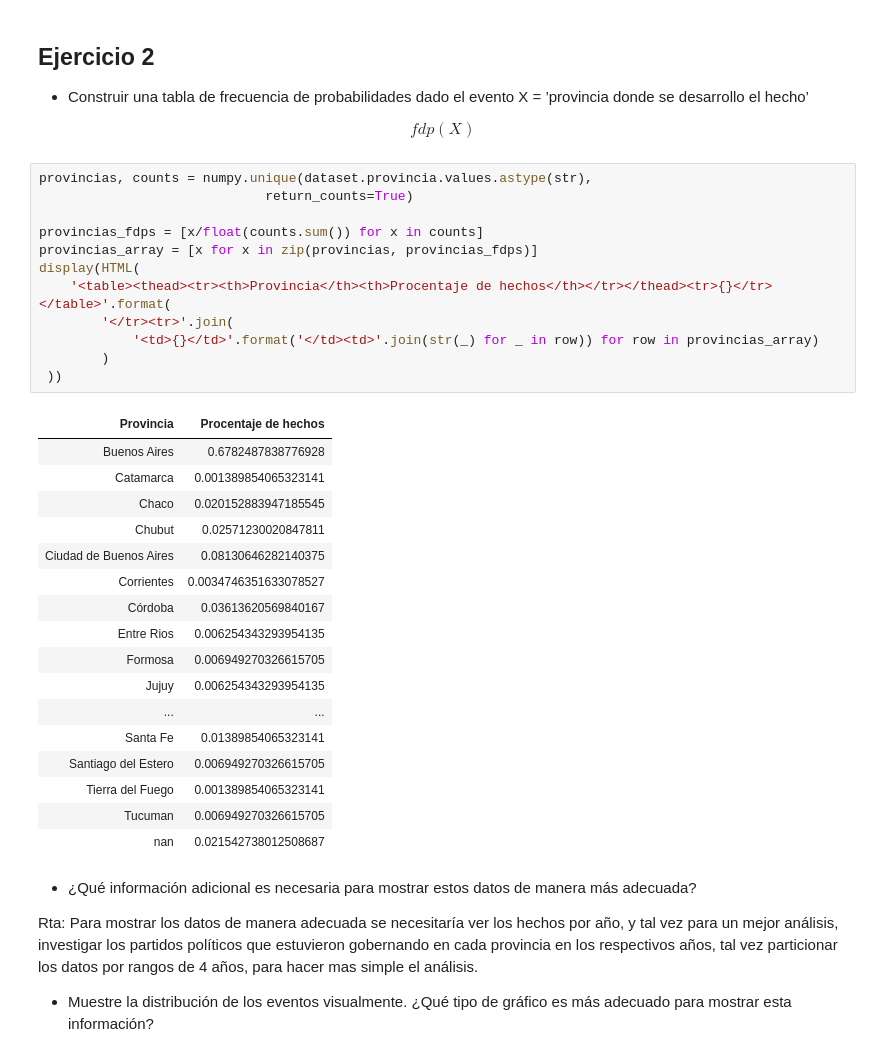
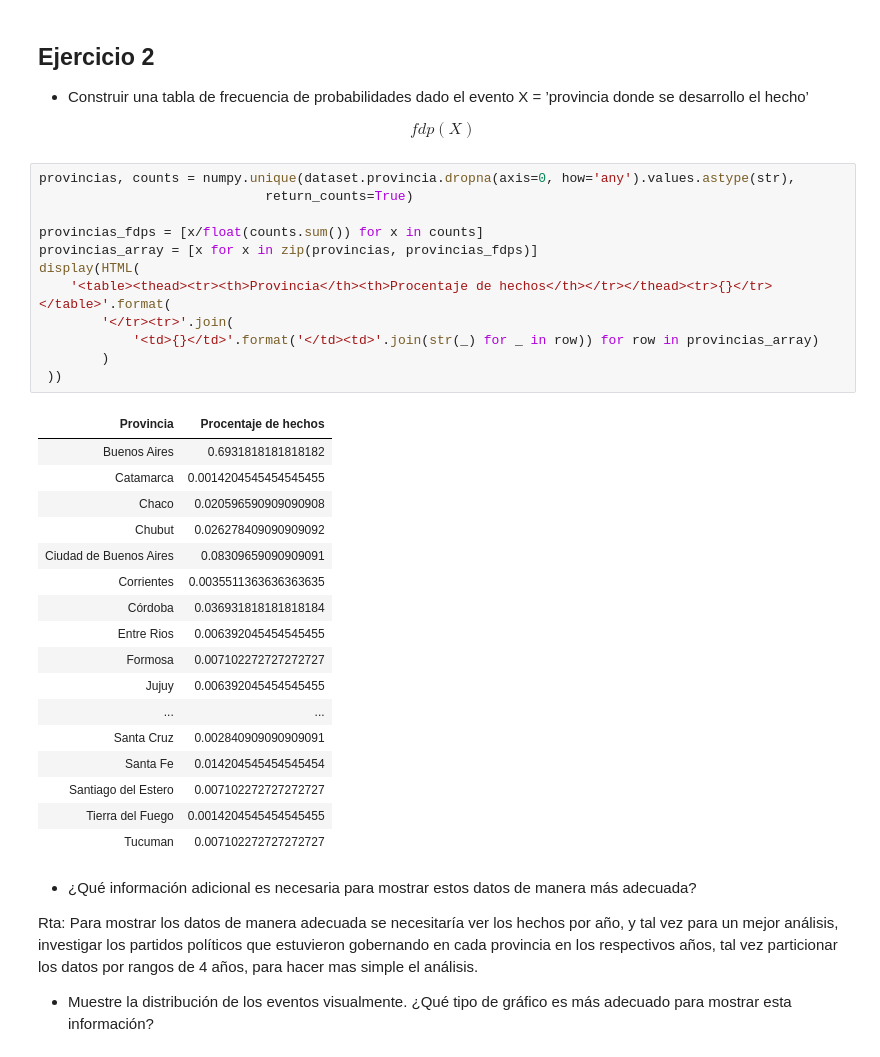
Before and after one commit to maxicandelero/diplo_data_science, a Jupyter notebook: analisis_y_visualizacion/Tarea integradora - parte 1.ipynb, the cells around one changed output. Drawn from its saved outputs; the diff is of its cells as text.

```diff
--- a/analisis_y_visualizacion/Tarea integradora - parte 1.ipynb
+++ b/analisis_y_visualizacion/Tarea integradora - parte 1.ipynb
@@ -165,35 +169,35 @@ plt.show()
 
 $$fdp(X)$$
 # %%
-provincias, counts = numpy.unique(dataset.provincia.values.astype(str),
+provincias, counts = numpy.unique(dataset.provincia.dropna(axis=0, how='any').values.astype(str),
                              return_counts=True)
 
 provincias_fdps = [x/float(counts.sum()) for x in counts]
 provincias_array = [x for x in zip(provincias, provincias_fdps)]
 display(HTML(
     '<table><thead><tr><th>Provincia</th><th>Procentaje de hechos</th></tr></thead><tr>{}</tr></table>'.format(
         '</tr><tr>'.join(
             '<td>{}</td>'.format('</td><td>'.join(str(_) for _ in row)) for row in provincias_array)
         )
  ))
 # %% [output]
 | Provincia | Procentaje de hechos |
-| Buenos Aires | 0.6782487838776928 |
-| Catamarca | 0.001389854065323141 |
-| Chaco | 0.020152883947185545 |
-| Chubut | 0.02571230020847811 |
-| Ciudad de Buenos Aires | 0.08130646282140375 |
-| Corrientes | 0.0034746351633078527 |
-| Córdoba | 0.03613620569840167 |
-| Entre Rios | 0.006254343293954135 |
-| Formosa | 0.006949270326615705 |
-| Jujuy | 0.006254343293954135 |
+| Buenos Aires | 0.6931818181818182 |
+| Catamarca | 0.0014204545454545455 |
+| Chaco | 0.020596590909090908 |
+| Chubut | 0.026278409090909092 |
+| Ciudad de Buenos Aires | 0.08309659090909091 |
+| Corrientes | 0.0035511363636363635 |
+| Córdoba | 0.036931818181818184 |
+| Entre Rios | 0.006392045454545455 |
+| Formosa | 0.007102272727272727 |
+| Jujuy | 0.006392045454545455 |
 | ... | ... |
-| Santa Fe | 0.01389854065323141 |
-| Santiago del Estero | 0.006949270326615705 |
-| Tierra del Fuego | 0.001389854065323141 |
-| Tucuman | 0.006949270326615705 |
-| nan | 0.021542738012508687 |
+| Santa Cruz | 0.002840909090909091 |
+| Santa Fe | 0.014204545454545454 |
+| Santiago del Estero | 0.007102272727272727 |
+| Tierra del Fuego | 0.0014204545454545455 |
+| Tucuman | 0.007102272727272727 |
 # %% [markdown]
 
 
```
Also changed, not shown: parts of 9 cells of this notebook.
